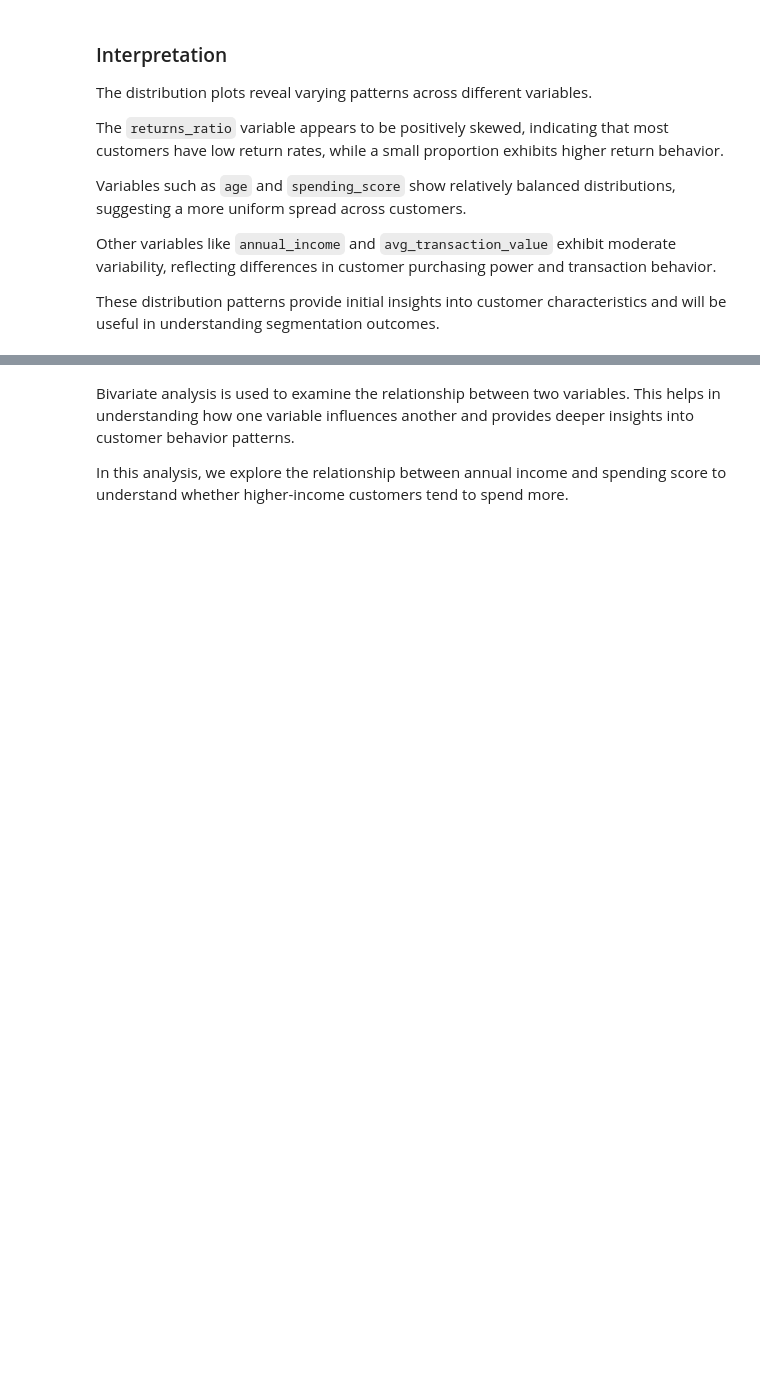
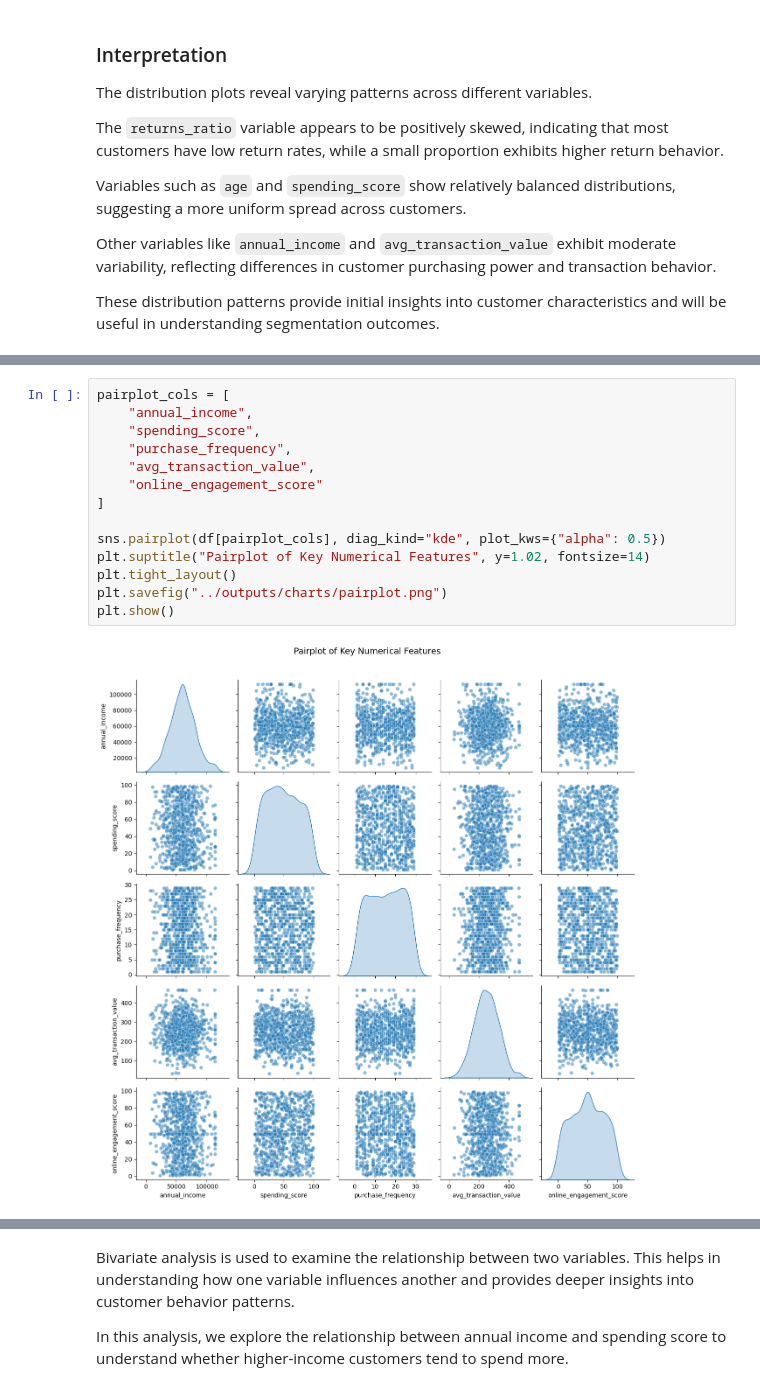
Before and after one commit to plabonroy910-glitch/customer-behavior-revenue-intelligence, a Jupyter notebook: notebooks/Customer Behavior & Revenue Intelligence Analysis.ipynb, the cells around one changed output, grey strips where cells are left out. Cells and saved outputs as stored; diff of their text form; blank space fills up the shorter version.

```diff
--- a/notebooks/Customer Behavior & Revenue Intelligence Analysis.ipynb
+++ b/notebooks/Customer Behavior & Revenue Intelligence Analysis.ipynb
@@ -299,0 +326,16 @@ These distribution patterns provide initial insights into customer characteristi
+# %%
+pairplot_cols = [
+    "annual_income",
+    "spending_score",
+    "purchase_frequency",
+    "avg_transaction_value",
+    "online_engagement_score"
+]
+
+sns.pairplot(df[pairplot_cols], diag_kind="kde", plot_kws={"alpha": 0.5})
+plt.suptitle("Pairplot of Key Numerical Features", y=1.02, fontsize=14)
+plt.tight_layout()
+plt.savefig("../outputs/charts/pairplot.png")
+plt.show()
+# %% [output]
+[figure, added]
```
Also changed, not shown: parts of 66 cells of this notebook, 11 other files.
